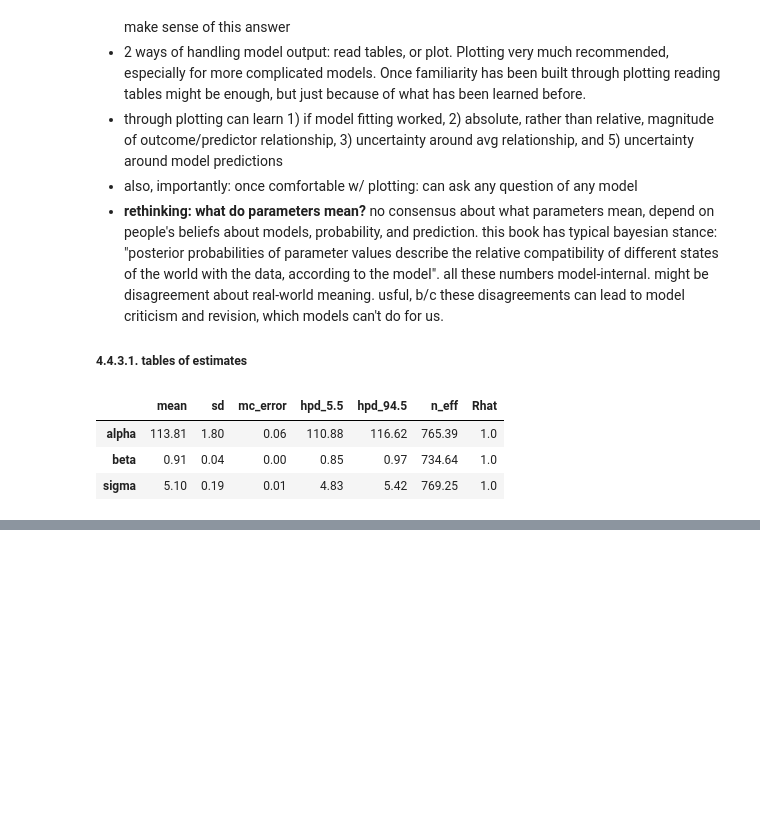
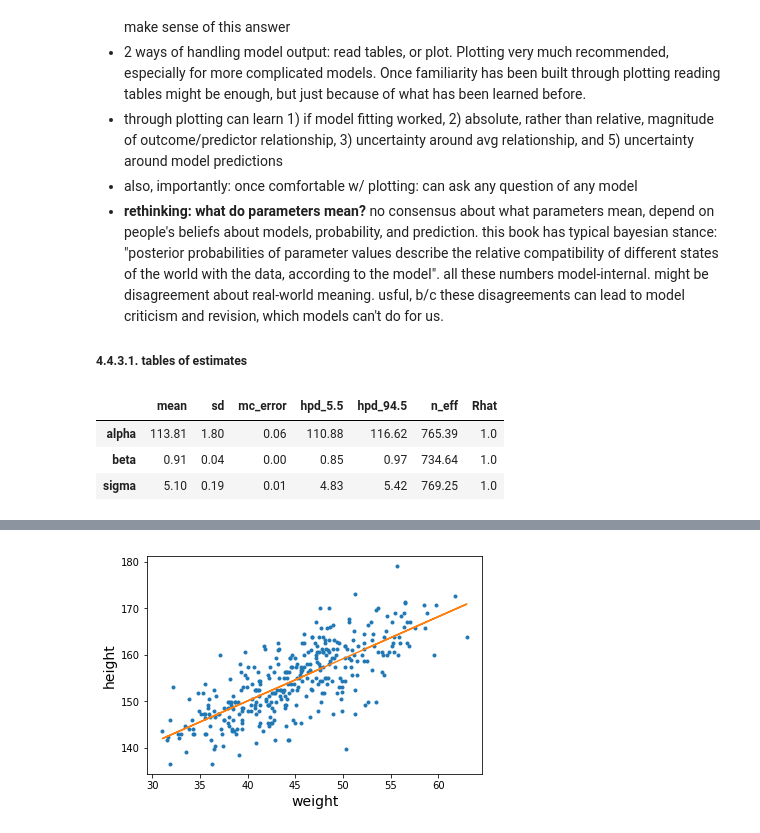
Before and after one commit to nwweber/statistical_rethinking, a Jupyter notebook: chapter_04_linear_models.ipynb, the cells around one changed output, grey strips where cells are left out. Drawn from its saved outputs; the diff is of its cells as text; code cells hidden in the pictures; blank space fills up the shorter version.

```diff
--- a/chapter_04_linear_models.ipynb
+++ b/chapter_04_linear_models.ipynb
@@ -543,0 +621,8 @@ pm.summary(trace_4_3, alpha=.11).round(2)
+# %%
+# Code 4.45
+plt.plot(d2.weight, d2.height, '.')
+plt.plot(d2.weight, trace_4_3['alpha'].mean() + trace_4_3['beta'].mean() * d2.weight)
+plt.xlabel('weight', fontsize=14)
+plt.ylabel('height', fontsize=14);
+# %% [output]
+[figure, added]
```
Also changed, not shown: parts of 25 cells of this notebook.
